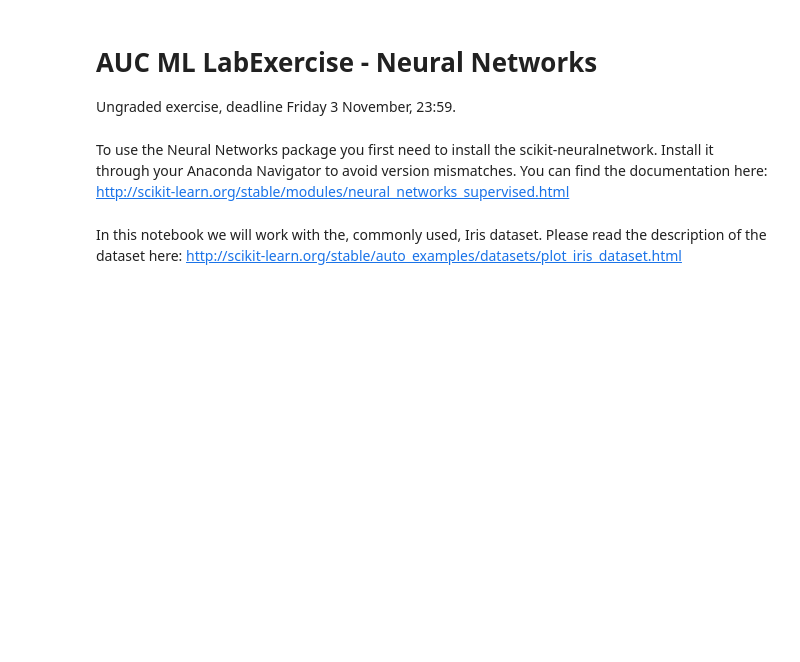
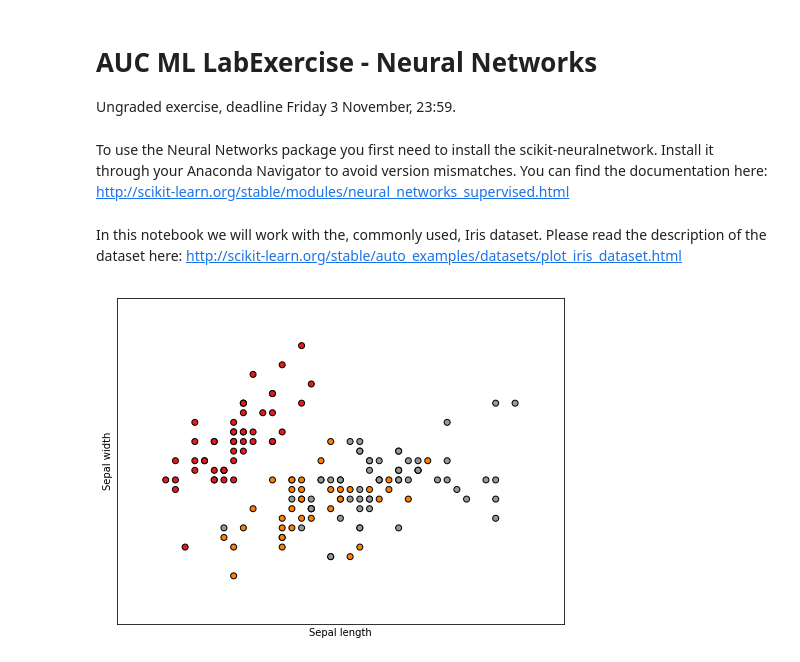
Before and after one commit to TjalieWS/Machine-Learning, a Jupyter notebook: nn_notebook.ipynb, the cells around one changed output. Drawn from its saved outputs; the diff is of its cells as text; code cells hidden in the pictures; blank space fills up the shorter version.

```diff
--- a/nn_notebook.ipynb
+++ b/nn_notebook.ipynb
@@ -23,31 +23,82 @@ from sklearn.model_selection import cross_val_score #BONUS: to tune parameters u
 #Step 1: Load Iris dataset.
 #from sklearn.datasets import load_iris
 #iris = load_iris()
 iris = datasets.load_iris()
 
 #Step 2: Save the features (data) and the labels (target) in separate variables.
 X = iris.data[:, :2]  # we only take the first two features.
 y = iris.target
 
+# Plot
+import matplotlib.pyplot as plt
+from mpl_toolkits.mplot3d import Axes3D
+x_min, x_max = X[:, 0].min() - .5, X[:, 0].max() + .5
+y_min, y_max = X[:, 1].min() - .5, X[:, 1].max() + .5
+
+plt.figure(2, figsize=(8, 6))
+plt.clf()
+
+# Plot the training points
+plt.scatter(X[:, 0], X[:, 1], c=y, cmap=plt.cm.Set1,
+            edgecolor='k')
+plt.xlabel('Sepal length')
+plt.ylabel('Sepal width')
+
+plt.xlim(x_min, x_max)
+plt.ylim(y_min, y_max)
+plt.xticks(())
+plt.yticks(())
+
+plt.show()
+
+
 #Step 3: Normalize your data. Do it 'by hand' using a for-loop or use the StandardScaler() function.
+scaler = StandardScaler()
+# Fit only on training data
+scaler.fit(X_train)
 
 #Step 4: Split the dataset in train and test sets.
 #You can either do it 'by hand' or use the train_test_split() function.
+X_train = X[:90, :2]
+X_test = X[90:, :2]
+y_train = y[:90]
+y_test = y[90:]
+X_train = scaler.transform(X_train)
+# apply same transformation to test data
+X_test = scaler.transform(X_test)
 
 #Step 5: Load logistic regression.
 # Study in the documentation all the arguments that the function takes as input and returns as output.
 # Choose some initial values to start with and experiment with them after you get to Step 8.
 
+
+
 #Step 6: Load NN Classifer
 # Study in the documentation all the arguments that the function takes as input and returns as output.
 # Choose some initial values to start with and experiment with them after you get to Step 8.
 
+
+#X = [[0., 0.], [1., 1.]]
+#y = [0, 1]
+#clf = MLPClassifier(solver='lbfgs', alpha=1e-5, hidden_layer_sizes=(5, 2), random_state=1)
+#clf.fit(X, y)
+#MLPClassifier(activation='relu', alpha=1e-05, batch_size='auto',
+#       beta_1=0.9, beta_2=0.999, early_stopping=False,
+#       epsilon=1e-08, hidden_layer_sizes=(5, 2), learning_rate='constant',
+#       learning_rate_init=0.001, max_iter=200, momentum=0.9,
+#       nesterovs_momentum=True, power_t=0.5, random_state=1, shuffle=True,
+#       solver='lbfgs', tol=0.0001, validation_fraction=0.1, verbose=False,
+#       warm_start=False)
+
+
 # Step 7: Training
-# Train both classifier, uising fit() function.
+# Train both classifier, using fit() function.
 
 # Step 8: Testing/Prediction
 # Print the score for both classifiers on the test set, using score() function.
 
 # BONUS Step 9: Look at your cross validation error
 # and discover how to tune your NN parameters with cross validation
 # Print the scores and also print the mean (accuracy) and std (95% confidence interval) of your scores
+# %% [output]
+[figure, added]
```
